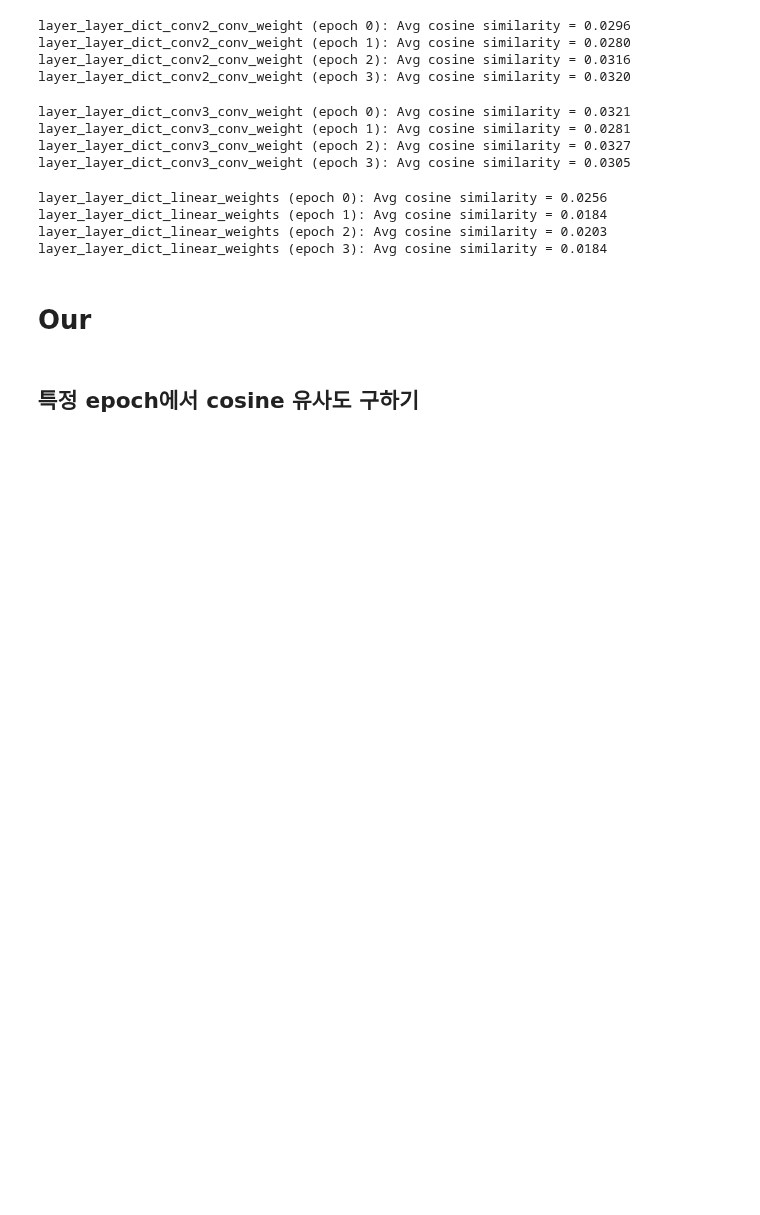
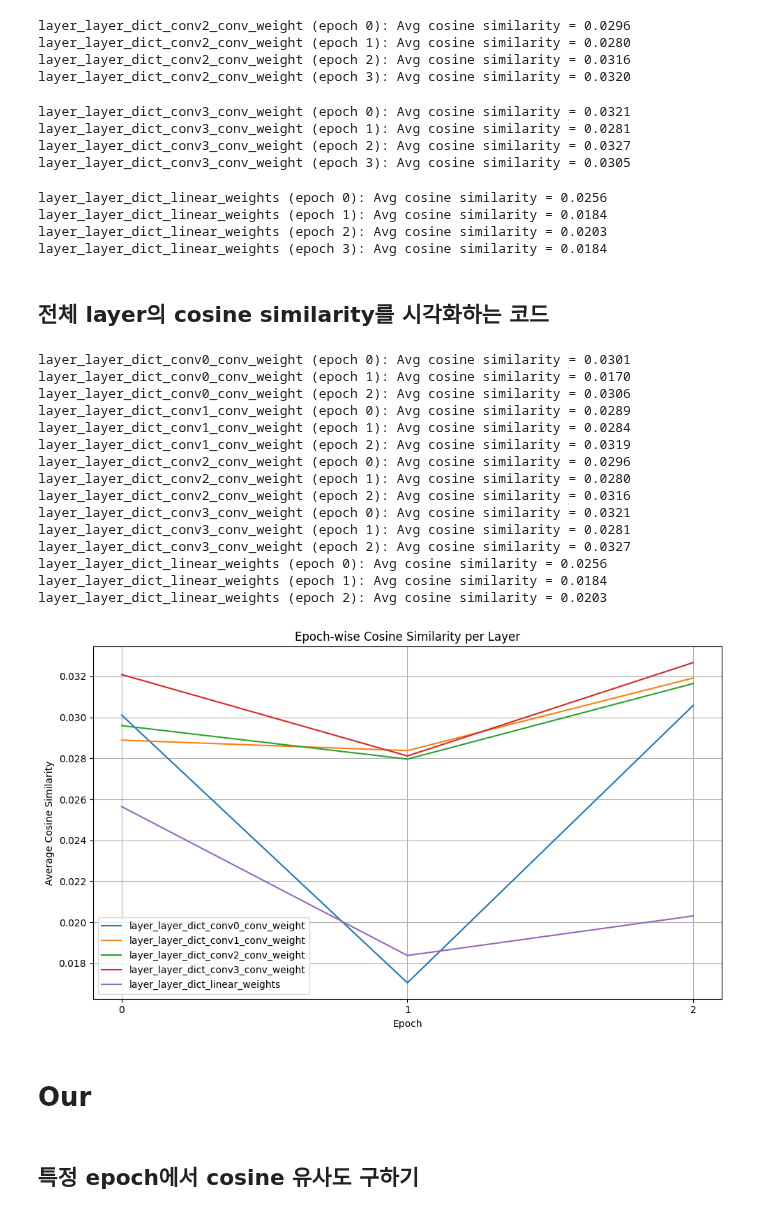
Before and after one commit to SKKUJMLim/prompt_maml, a Jupyter notebook: analysis/gradient_conflict_per_epoch.ipynb, the cells around one changed output. Cells and saved outputs as stored; diff of their text form; code cells hidden in the pictures; blank space fills up the shorter version.

```diff
--- a/analysis/gradient_conflict_per_epoch.ipynb
+++ b/analysis/gradient_conflict_per_epoch.ipynb
@@ -48,3 +53,40 @@ def compute_avg_cosine_similarity_over_epochs(layer_name: str, base_path: str, e
         except Exception as e:
             print(f"[Warning] Epoch {epoch} failed: {e}")
     return results
+# %%
+def plot_cosine_similarity_all_layers(base_path: str, epoch_list: list):
+    layer_names = [
+        "layer_layer_dict_conv0_conv_weight",
+        "layer_layer_dict_conv1_conv_weight",
+        "layer_layer_dict_conv2_conv_weight",
+        "layer_layer_dict_conv3_conv_weight",
+        "layer_layer_dict_linear_weights"
+    ]
+
+    plt.figure(figsize=(10, 6))
+
+    for layer_name in layer_names:
+        results = compute_avg_cosine_similarity_over_epochs(
+            layer_name=layer_name,
+            base_path=base_path,
+            epoch_list=epoch_list
+        )
+
+        # 정렬된 epoch 기준으로 x, y 값 준비
+        sorted_epochs = sorted(results.keys())
+        values = [results[ep] for ep in sorted_epochs]
+
+        # 그래프 그리기
+        plt.plot(sorted_epochs, values, label=layer_name)
+
+    plt.xlabel("Epoch")
+    plt.ylabel("Average Cosine Similarity")
+    plt.title("Epoch-wise Cosine Similarity per Layer")
+    plt.legend()
+    plt.grid(True)
+
+    # x축을 정수 눈금으로 강제 설정
+    plt.xticks(sorted(epoch_list))
+
+    plt.tight_layout()
+    plt.show()
@@ -114,6 +400,28 @@ layer_layer_dict_linear_weights (epoch 0): Avg cosine similarity = 0.0256
 layer_layer_dict_linear_weights (epoch 1): Avg cosine similarity = 0.0184
 layer_layer_dict_linear_weights (epoch 2): Avg cosine similarity = 0.0203
 layer_layer_dict_linear_weights (epoch 3): Avg cosine similarity = 0.0184
+# %% [markdown]
+## 전체 layer의 cosine similarity를 시각화하는 코드
+# %%
+epoch_list = list(range(0, 3))  # 0부터 49까지
+plot_cosine_similarity_all_layers(maml_base_path, epoch_list)
+# %% [output]
+layer_layer_dict_conv0_conv_weight (epoch 0): Avg cosine similarity = 0.0301
+layer_layer_dict_conv0_conv_weight (epoch 1): Avg cosine similarity = 0.0170
+layer_layer_dict_conv0_conv_weight (epoch 2): Avg cosine similarity = 0.0306
+layer_layer_dict_conv1_conv_weight (epoch 0): Avg cosine similarity = 0.0289
+layer_layer_dict_conv1_conv_weight (epoch 1): Avg cosine similarity = 0.0284
+layer_layer_dict_conv1_conv_weight (epoch 2): Avg cosine similarity = 0.0319
+layer_layer_dict_conv2_conv_weight (epoch 0): Avg cosine similarity = 0.0296
+layer_layer_dict_conv2_conv_weight (epoch 1): Avg cosine similarity = 0.0280
+layer_layer_dict_conv2_conv_weight (epoch 2): Avg cosine similarity = 0.0316
+layer_layer_dict_conv3_conv_weight (epoch 0): Avg cosine similarity = 0.0321
+layer_layer_dict_conv3_conv_weight (epoch 1): Avg cosine similarity = 0.0281
+layer_layer_dict_conv3_conv_weight (epoch 2): Avg cosine similarity = 0.0327
+layer_layer_dict_linear_weights (epoch 0): Avg cosine similarity = 0.0256
+layer_layer_dict_linear_weights (epoch 1): Avg cosine similarity = 0.0184
+layer_layer_dict_linear_weights (epoch 2): Avg cosine similarity = 0.0203
+[figure, added]
 # %% [markdown]
 # Our
 # %% [markdown]
```
Also changed, not shown: parts of 17 cells of this notebook, 3 other files.
